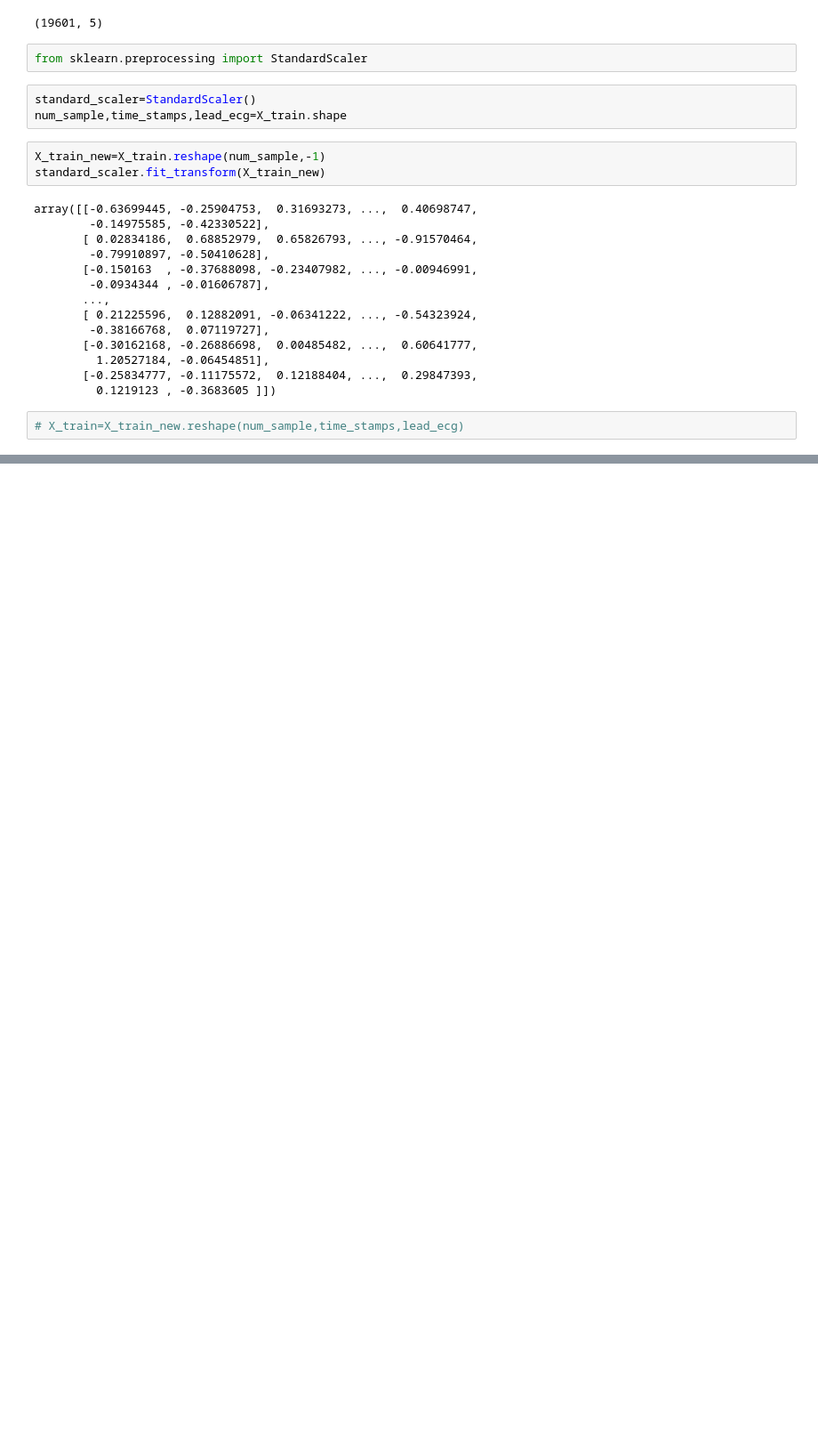
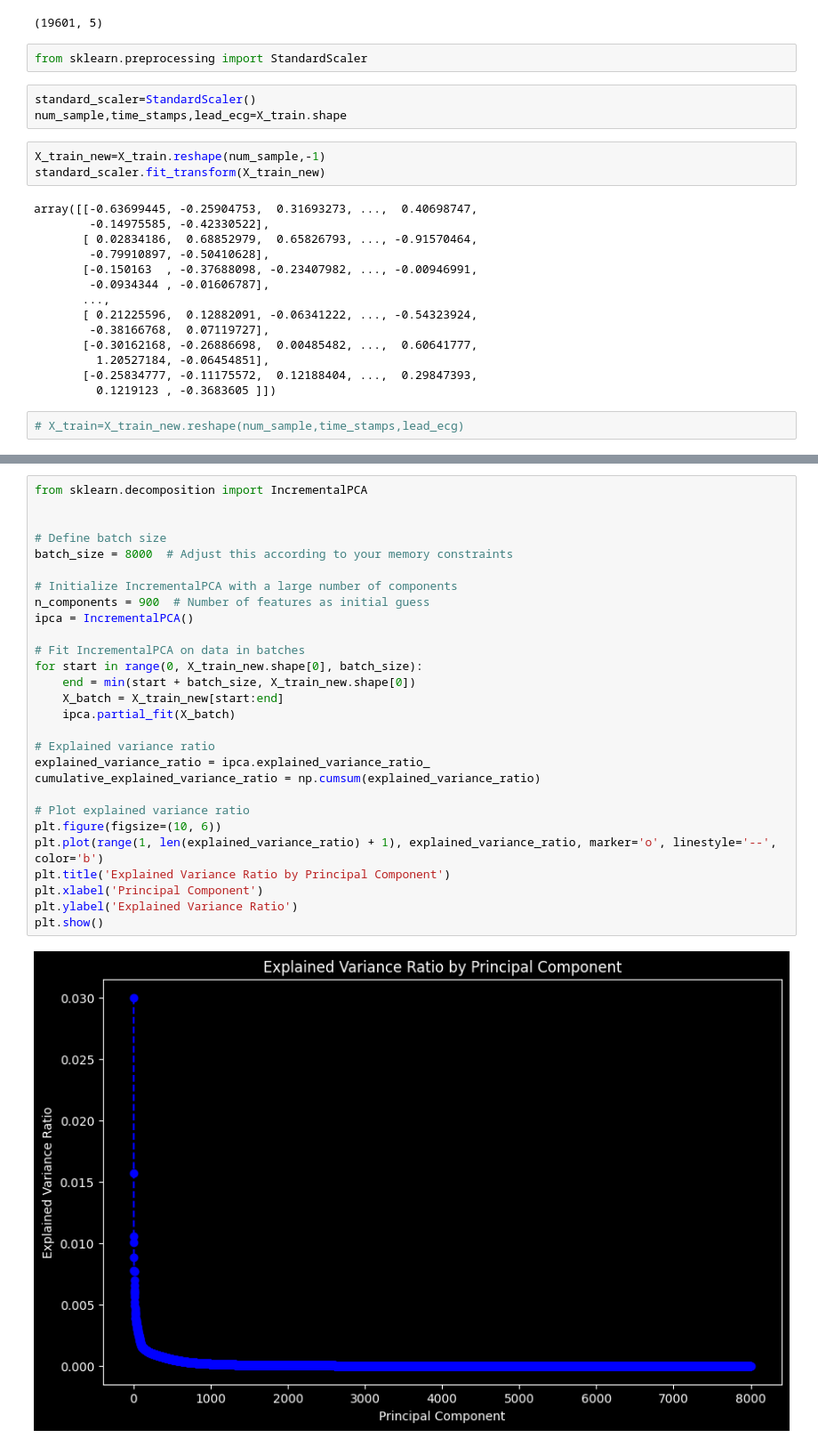
Before and after one commit to Y3XInnovatech/ECG_CLASSIFICATION, a Jupyter notebook: ecg-classification .ipynb, the cells around one changed output, grey strips where cells are left out. Shown at 89% size. Saved outputs shown, nothing was run; the diff lists cells and outputs as text; blank space fills up the shorter version.

```diff
--- a/ecg-classification .ipynb
+++ b/ecg-classification .ipynb
@@ -156,0 +184,30 @@ X_pca.shape
+# %%
+from sklearn.decomposition import IncrementalPCA
+
+
+# Define batch size
+batch_size = 8000  # Adjust this according to your memory constraints
+
+# Initialize IncrementalPCA with a large number of components
+n_components = 900  # Number of features as initial guess
+ipca = IncrementalPCA()
+
+# Fit IncrementalPCA on data in batches
+for start in range(0, X_train_new.shape[0], batch_size):
+    end = min(start + batch_size, X_train_new.shape[0])
+    X_batch = X_train_new[start:end]
+    ipca.partial_fit(X_batch)
+
+# Explained variance ratio
+explained_variance_ratio = ipca.explained_variance_ratio_
+cumulative_explained_variance_ratio = np.cumsum(explained_variance_ratio)
+
+# Plot explained variance ratio
+plt.figure(figsize=(10, 6))
+plt.plot(range(1, len(explained_variance_ratio) + 1), explained_variance_ratio, marker='o', linestyle='--', color='b')
+plt.title('Explained Variance Ratio by Principal Component')
+plt.xlabel('Principal Component')
+plt.ylabel('Explained Variance Ratio')
+plt.show()
+# %% [output]
+[figure, added]
```
Also changed, not shown: parts of 16 cells of this notebook, 1 other file.
